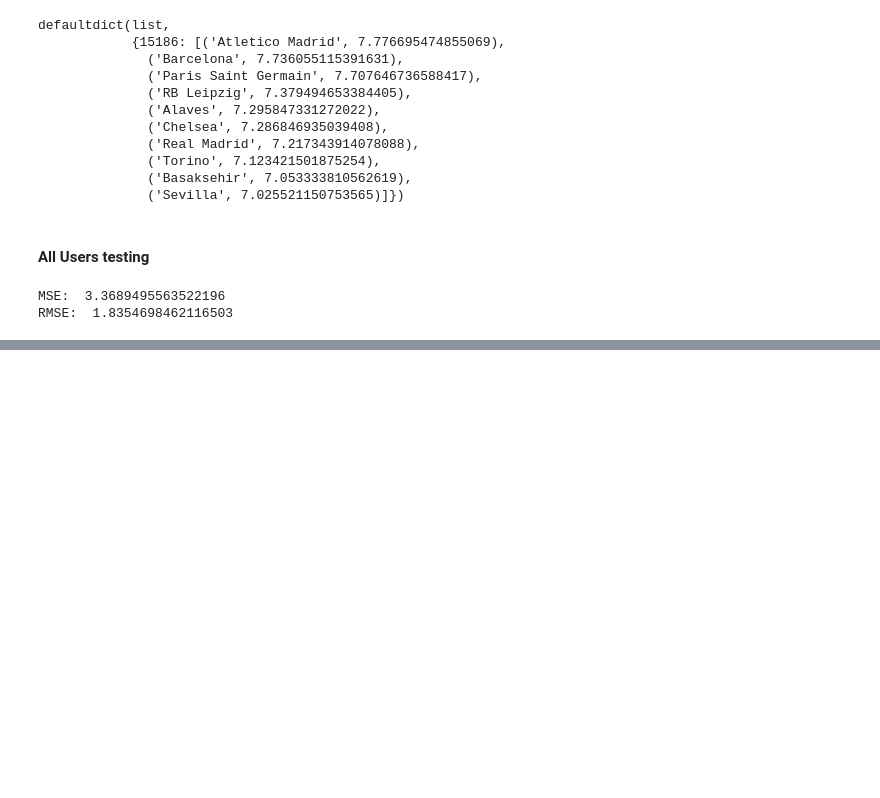
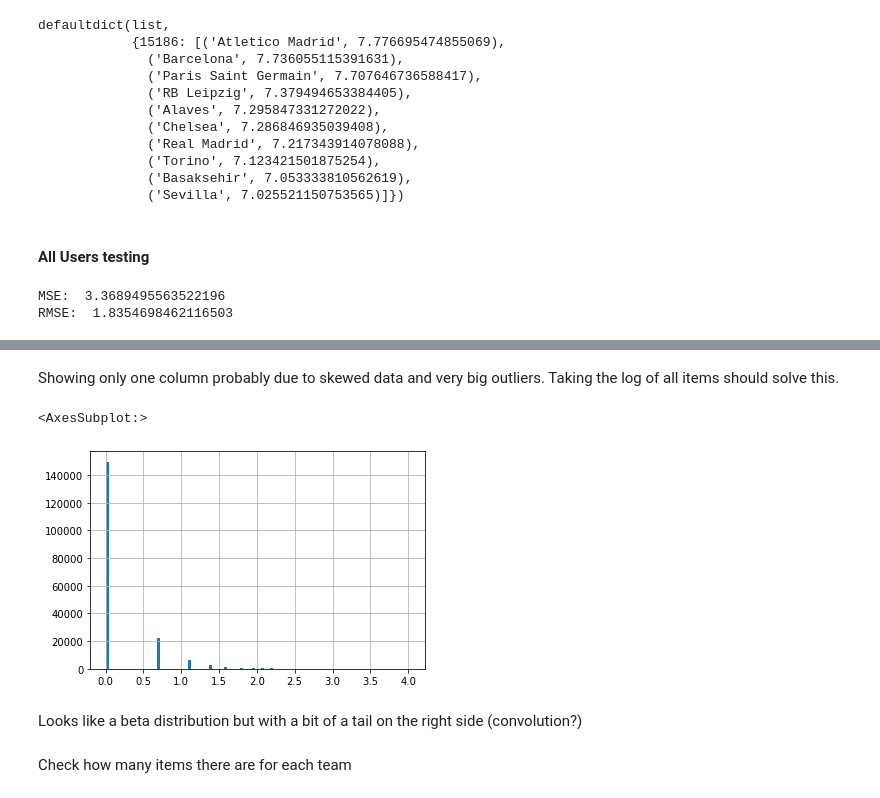
Before and after one commit to Alex-D15/ISAI, a Jupyter notebook: ISAdviser/Collaborative Filtering/TeamsCF_V2.ipynb, the cells around one changed output, grey strips where cells are left out. Cells and saved outputs as stored; diff of their text form; code cells hidden in the pictures; blank space fills up the shorter version.

```diff
--- a/ISAdviser/Collaborative Filtering/TeamsCF_V2.ipynb
+++ b/ISAdviser/Collaborative Filtering/TeamsCF_V2.ipynb
@@ -268,0 +336,12 @@ RMSE:  1.8354698462116503
+# %% [markdown]
+Showing only one column probably due to skewed data and very big outliers.
+Taking the log of all items should solve this.
+# %%
+np.log(df['NumeroGiocate']).hist(bins=100)
+# %% [output]
+<AxesSubplot:>
+[figure, added]
+# %% [markdown]
+Looks like a beta distribution but with a bit of a tail on the right side (convolution?)
+# %% [markdown]
+Check how many items there are for each team
```
Also changed, not shown: parts of 24 cells of this notebook, 1 other file.
